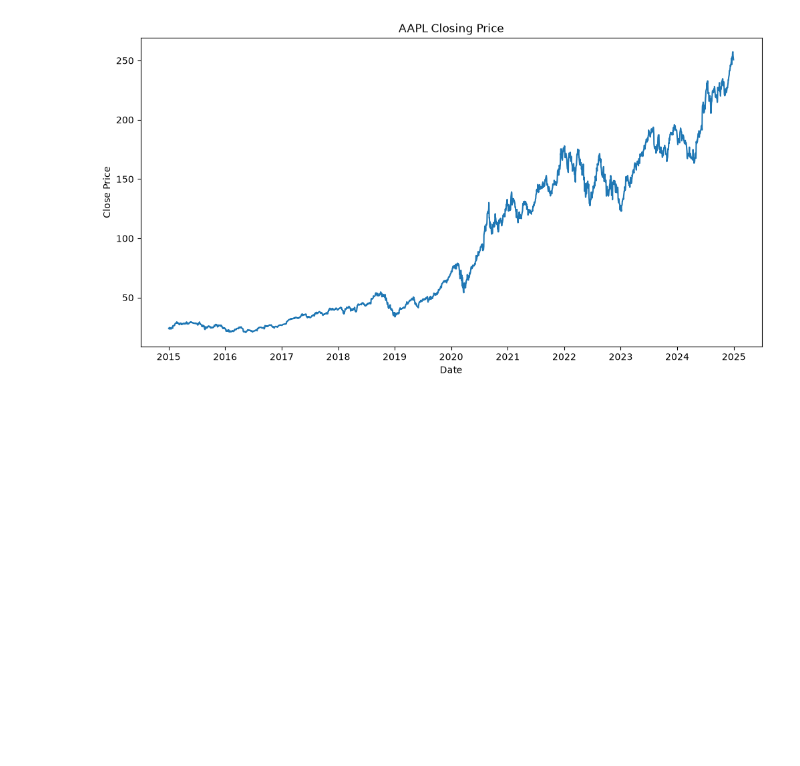
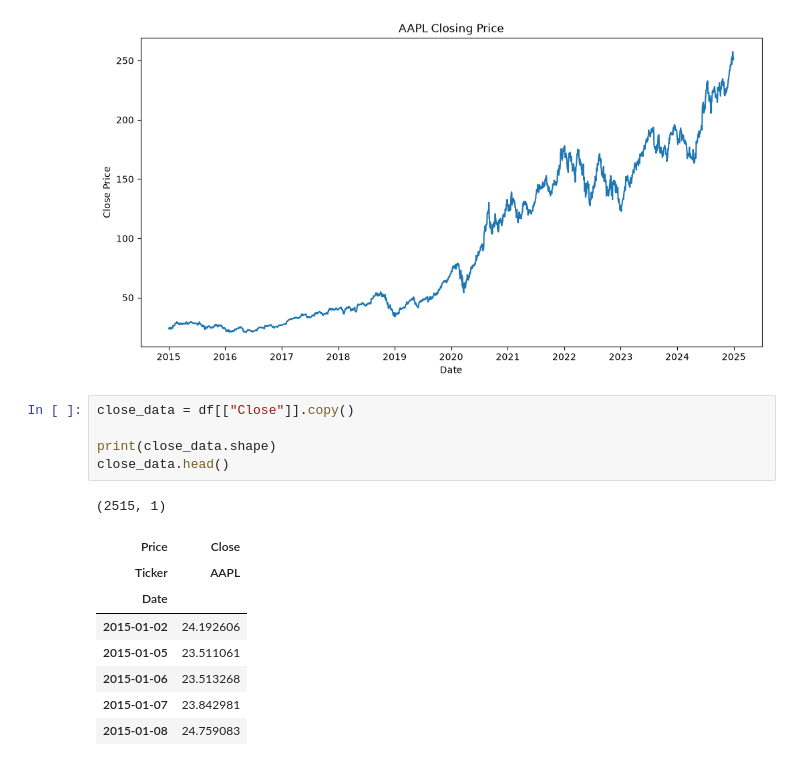
Before and after one commit to metegurkaynak/stock-price-prediction-pytorch, a Jupyter notebook: notebooks/stock_price_prediction.ipynb, the cells around one changed output. Saved outputs shown, nothing was run; the diff lists cells and outputs as text; blank space fills up the shorter version.

```diff
--- a/notebooks/stock_price_prediction.ipynb
+++ b/notebooks/stock_price_prediction.ipynb
@@ -51,3 +54,18 @@ plt.ylabel("Close Price")
 plt.show()
 # %% [output]
 [figure]
+# %%
+close_data = df[["Close"]].copy()
+
+print(close_data.shape)
+close_data.head()
+# %% [output]
+(2515, 1)
+| Price | Close |
+| Ticker | AAPL |
+| Date |  |
+| 2015-01-02 | 24.192606 |
+| 2015-01-05 | 23.511061 |
+| 2015-01-06 | 23.513268 |
+| 2015-01-07 | 23.842981 |
+| 2015-01-08 | 24.759083 |
```
Also changed, not shown: parts of 24 cells of this notebook.
